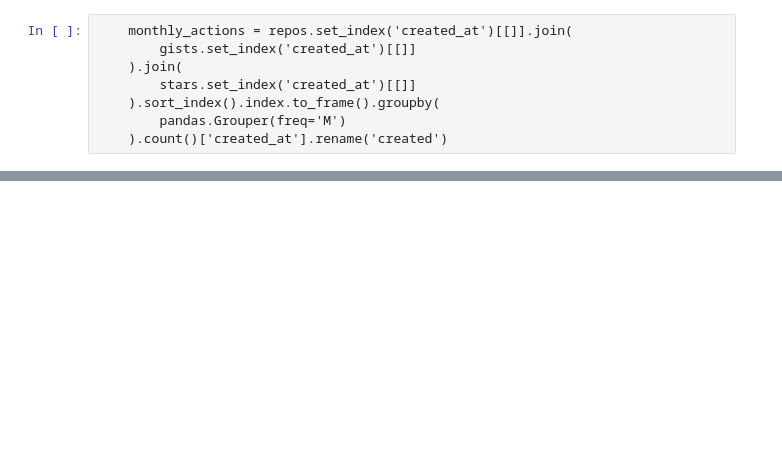
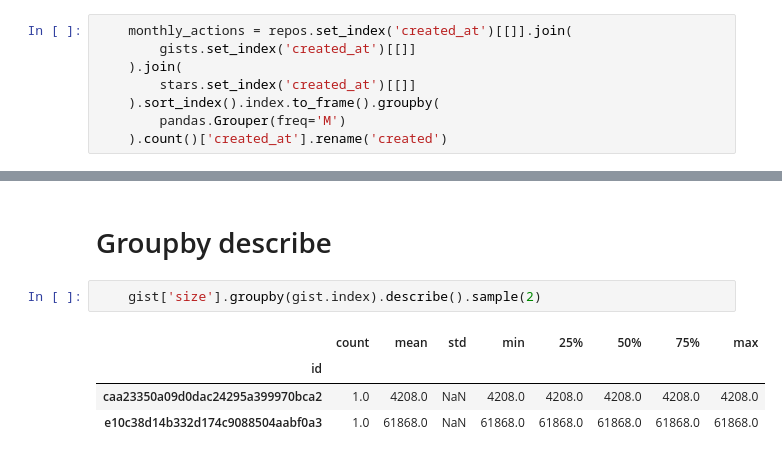
Before and after one commit to tonyfast/idiomatic-pandas, a Jupyter notebook: idiomatic_pandas/demo.ipynb, the cells around one changed output, grey strips where cells are left out. Drawn from its saved outputs; the diff is of its cells as text; blank space fills up the shorter version.

```diff
--- a/idiomatic_pandas/demo.ipynb
+++ b/idiomatic_pandas/demo.ipynb
@@ -230,0 +279,9 @@ dtype: int64
+# %% [markdown]
+# Groupby describe
+# %%
+    gist['size'].groupby(gist.index).describe().sample(2)
+# %% [output]
+|  | count | mean | std | min | 25% | 50% | 75% | max |
+| id |  |  |  |  |  |  |  |  |
+| caa23350a09d0dac24295a399970bca2 | 1.0 | 4208.0 | NaN | 4208.0 | 4208.0 | 4208.0 | 4208.0 | 4208.0 |
+| e10c38d14b332d174c9088504aabf0a3 | 1.0 | 61868.0 | NaN | 61868.0 | 61868.0 | 61868.0 | 61868.0 | 61868.0 |
```
Also changed, not shown: parts of 73 cells of this notebook, 7 other files.
